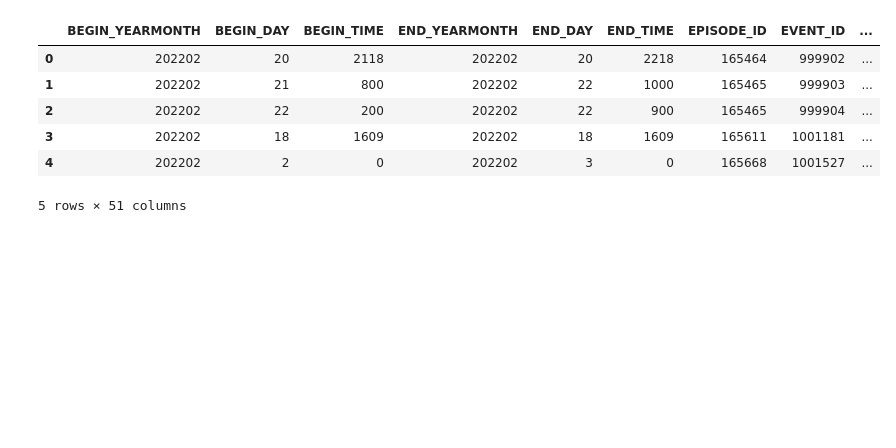
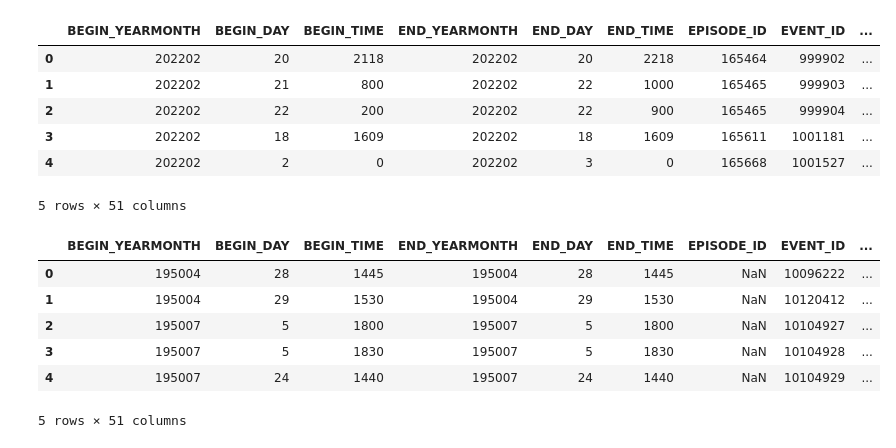
Before and after one commit to elizabethmorgan26/team1, a Jupyter notebook: Storm_Analysis.ipynb, the cells around one changed output. Saved outputs shown, nothing was run; the diff lists cells and outputs as text; code cells hidden in the pictures; blank space fills up the shorter version.

```diff
--- a/Storm_Analysis.ipynb
+++ b/Storm_Analysis.ipynb
@@ -35,3 +35,31 @@ mergestorm_df.head()
 | 3 | 202202 | 18 | 1609 | 202202 | 18 | 1609 | 165611 | 1001181 | ... |
 | 4 | 202202 | 2 | 0 | 202202 | 3 | 0 | 165668 | 1001527 | ... |
 5 rows × 51 columns
+# %%
+#merging all the datasets into one for earliest available data years
+mergestorm1950_1964_df = pd.concat(
+    map(pd.read_csv, ["resources/stormevents_1950.csv",
+                      "resources/stormevents_1951.csv",
+                      "resources/stormevents_1952.csv",
+                      "resources/stormevents_1953.csv",
+                      "resources/stormevents_1954.csv",
+                      "resources/stormevents_1955.csv",
+                      "resources/stormevents_1956.csv",
+                      "resources/stormevents_1957.csv",
+                      "resources/stormevents_1958.csv",
+                      "resources/stormevents_1959.csv",
+                      "resources/stormevents_1960.csv",
+                      "resources/stormevents_1961.csv",
+                      "resources/stormevents_1962.csv",
+                      "resources/stormevents_1963.csv",
+                      "resources/stormevents_1964.csv"]),
+                      ignore_index=True)
+mergestorm1950_1964_df.head()
+# %% [output]
+|  | BEGIN_YEARMONTH | BEGIN_DAY | BEGIN_TIME | END_YEARMONTH | END_DAY | END_TIME | EPISODE_ID | EVENT_ID | ... |
+| 0 | 195004 | 28 | 1445 | 195004 | 28 | 1445 | NaN | 10096222 | ... |
+| 1 | 195004 | 29 | 1530 | 195004 | 29 | 1530 | NaN | 10120412 | ... |
+| 2 | 195007 | 5 | 1800 | 195007 | 5 | 1800 | NaN | 10104927 | ... |
+| 3 | 195007 | 5 | 1830 | 195007 | 5 | 1830 | NaN | 10104928 | ... |
+| 4 | 195007 | 24 | 1440 | 195007 | 24 | 1440 | NaN | 10104929 | ... |
+5 rows × 51 columns
```
Also changed, not shown: parts of 6 cells of this notebook.
